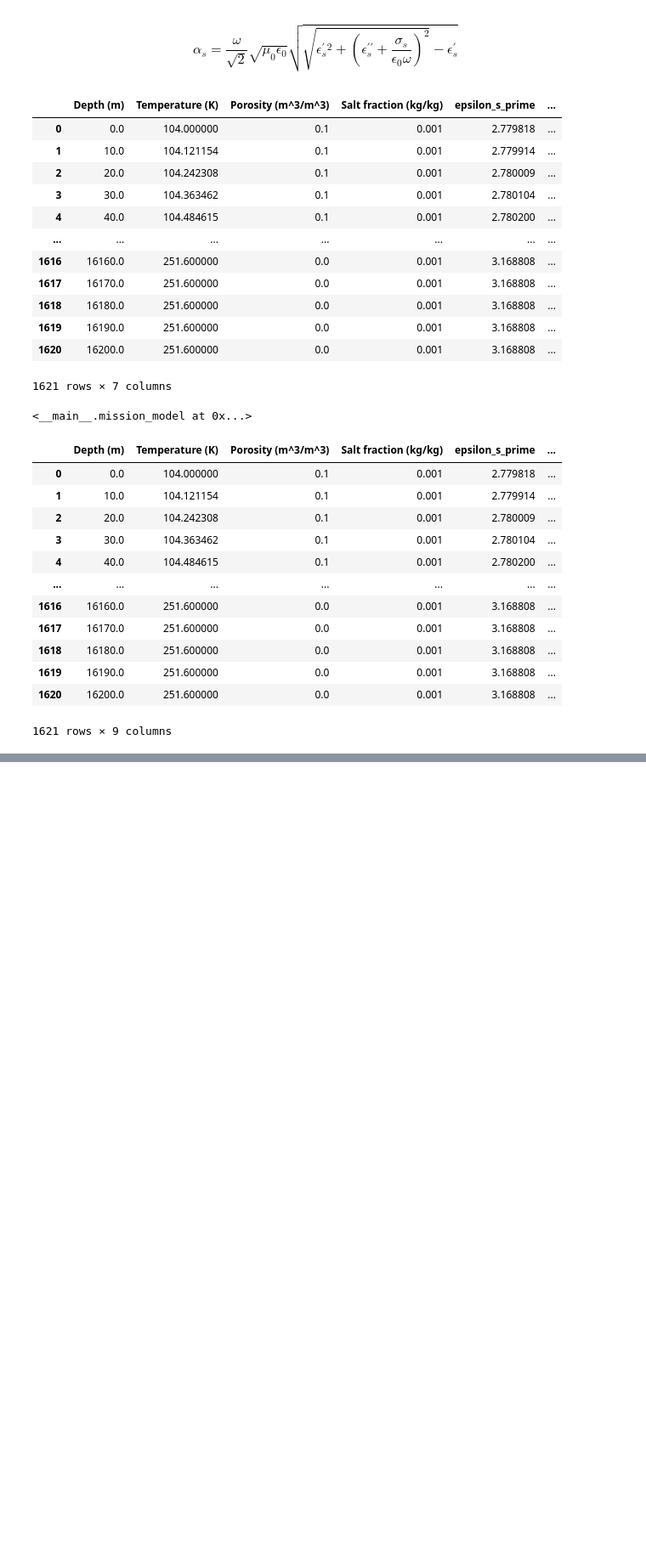
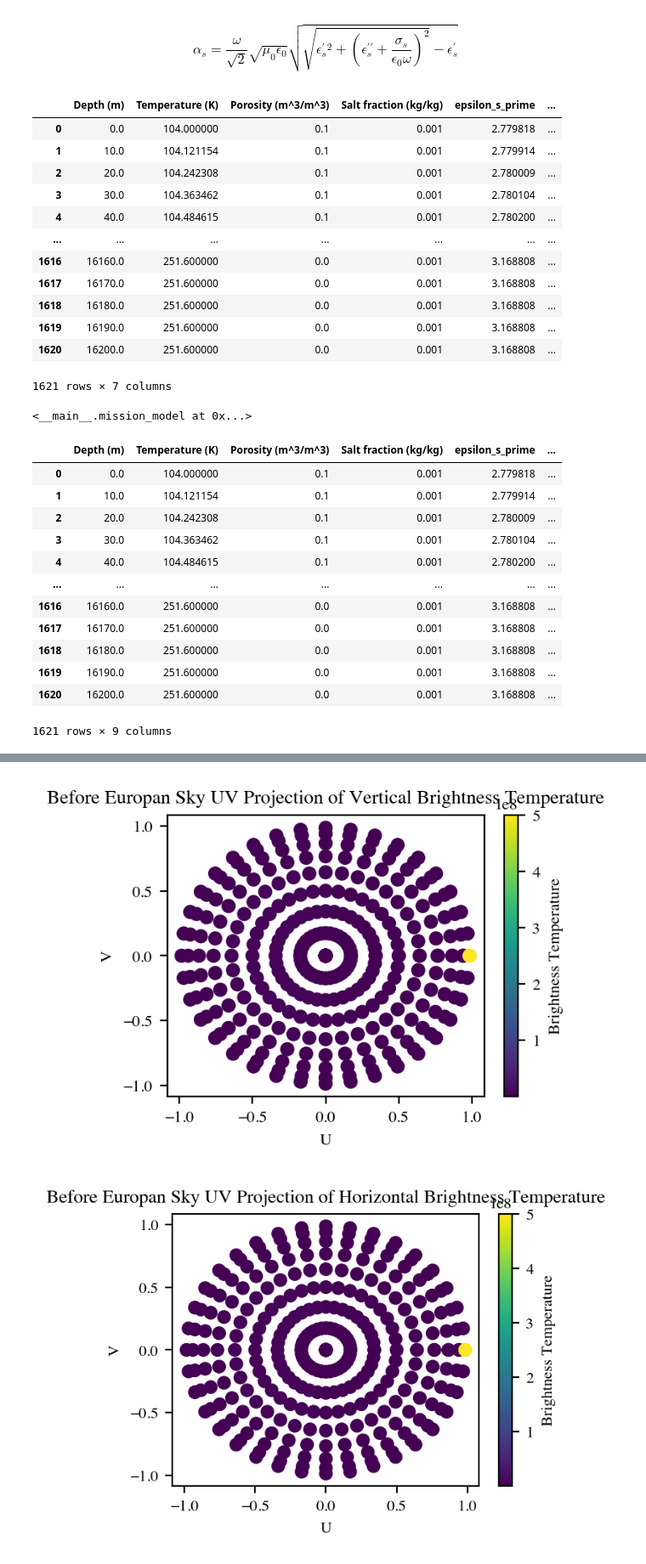
Before and after one commit to JSahliCU/Europan-Cryosphere-Puck-Estimator, a Jupyter notebook: pucks_to_penetrate_cryosphere.ipynb, the cells around one changed output, grey strips where cells are left out. Shown at 85% size. Saved outputs shown, nothing was run; the diff lists cells and outputs as text; code cells hidden in the pictures; blank space fills up the shorter version.

Commit message:
Estimation of transmissivity times brightness field first pass

```diff
--- a/pucks_to_penetrate_cryosphere.ipynb
+++ b/pucks_to_penetrate_cryosphere.ipynb
@@ -27,7 +27,7 @@ plt.rcParams["font.size"] = 8
 plt.rcParams['figure.figsize'] = (3.5, 2.5)
 plt.rcParams['figure.dpi'] = 200
 
-plt.rcParams['text.usetex'] = True
+plt.rcParams['text.usetex'] = False
 
 from scipy.constants import (
     epsilon_0,   # Permittivity of free space (vacuum)
@@ -1034,0 +1126,60 @@ array([[0., 0., 0., 0., 0., 0., 0., 0., 0., 0., 0., 0., 0., 0., 0., 0.,
+# %%
+# Plot only the Northern Hemisphere of the brightness temperature
+U = (np.sin(ant.theta_grid[0:9]) * np.cos(ant.phi_grid[0:9])).flatten()
+V = (np.sin(ant.theta_grid[0:9]) * np.sin(ant.phi_grid[0:9])).flatten()
+
+plt.figure()
+plt.scatter(U, V, c=brightness_field_of_europan_sky_vertical_low_band.reshape(ant.theta_grid.shape)[0:9].flatten(), cmap='viridis')
+plt.colorbar(label='Brightness Temperature')
+plt.xlabel('U')
+plt.ylabel('V')
+plt.title('Before Europan Sky UV Projection of Vertical Brightness Temperature')
+plt.show()
+
+plt.figure()
+plt.scatter(U, V, c=brightness_field_of_europan_sky_horizontal_low_band.reshape(ant.theta_grid.shape)[0:9].flatten(), cmap='viridis')
+plt.colorbar(label='Brightness Temperature')
+plt.xlabel('U')
+plt.ylabel('V')
+plt.title('Before Europan Sky UV Projection of Horizontal Brightness Temperature')
+plt.show()
+
+# Evaluation of the sub-Jovian point on Europa
+# Rotate the brightness field pattern so we are standing on the sub-jovian point
+brightness_field_of_europan_sky_vertical_low_band = brightness_field_of_europan_sky_vertical_low_band.reshape(ant.theta_grid.shape)
+brightness_field_of_europan_sky_horizontal_low_band = brightness_field_of_europan_sky_horizontal_low_band.reshape(ant.theta_grid.shape)
+brightness_field_of_europan_sky_vertical_high_band = brightness_field_of_europan_sky_vertical_high_band.reshape(ant.theta_grid.shape)
+brightness_field_of_europan_sky_horizontal_high_band = brightness_field_of_europan_sky_horizontal_high_band.reshape(ant.theta_grid.shape)
+
+brightness_field_of_europan_sky_vertical_low_band = \
+    np.roll(brightness_field_of_europan_sky_vertical_low_band, 9, 0)
+brightness_field_of_europan_sky_horizontal_low_band = \
+    np.roll(brightness_field_of_europan_sky_horizontal_low_band, 9, 0)
+brightness_field_of_europan_sky_vertical_high_band = \
+    np.roll(brightness_field_of_europan_sky_vertical_high_band, 9, 0)
+brightness_field_of_europan_sky_horizontal_high_band = \
+    np.roll(brightness_field_of_europan_sky_horizontal_high_band, 9, 0)
+
+brightness_field_of_europan_sky_vertical_low_band = brightness_field_of_europan_sky_vertical_low_band.flatten()
+brightness_field_of_europan_sky_horizontal_low_band = brightness_field_of_europan_sky_horizontal_low_band.flatten()
+brightness_field_of_europan_sky_vertical_high_band = brightness_field_of_europan_sky_vertical_high_band.flatten()
+brightness_field_of_europan_sky_horizontal_high_band = brightness_field_of_europan_sky_horizontal_high_band.flatten()
+
+plt.figure()
+plt.scatter(U, V, c=brightness_field_of_europan_sky_vertical_low_band.reshape(ant.theta_grid.shape)[0:9].flatten(), cmap='viridis')
+plt.colorbar(label='Brightness Temperature')
+plt.xlabel('U')
+plt.ylabel('V')
+plt.title('Europan Sky UV Projection of Vertical Brightness Temperature')
+plt.show()
+
+plt.figure()
+plt.scatter(U, V, c=brightness_field_of_europan_sky_horizontal_low_band.reshape(ant.theta_grid.shape)[0:9].flatten(), cmap='viridis')
+plt.colorbar(label='Brightness Temperature')
+plt.xlabel('U')
+plt.ylabel('V')
+plt.title('Europan Sky UV Projection of Horizontal Brightness Temperature')
+plt.show()
+# %% [output]
+[figure, added]
+[figure, added]
```
Also changed, not shown: parts of 12 cells of this notebook.
